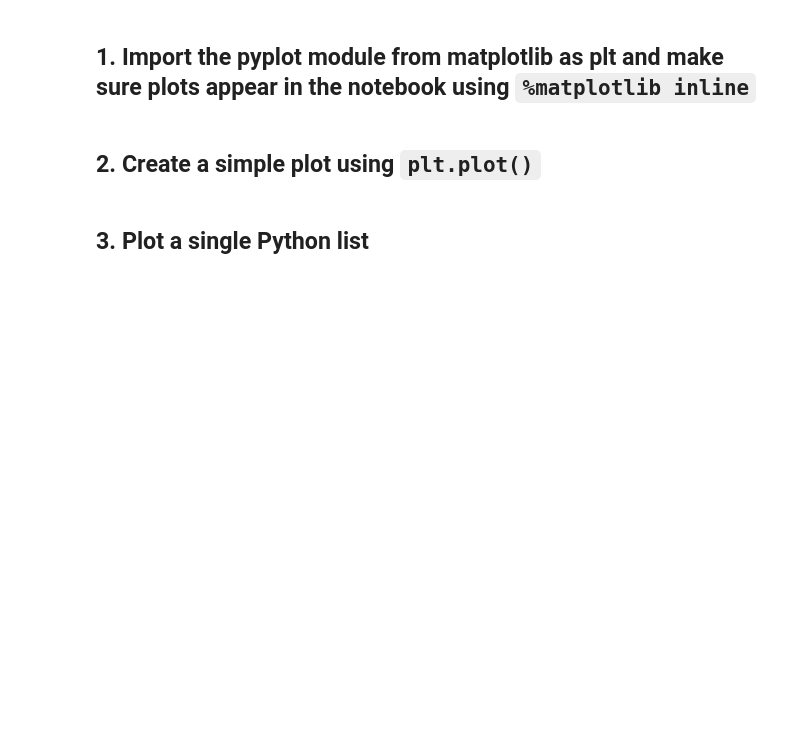
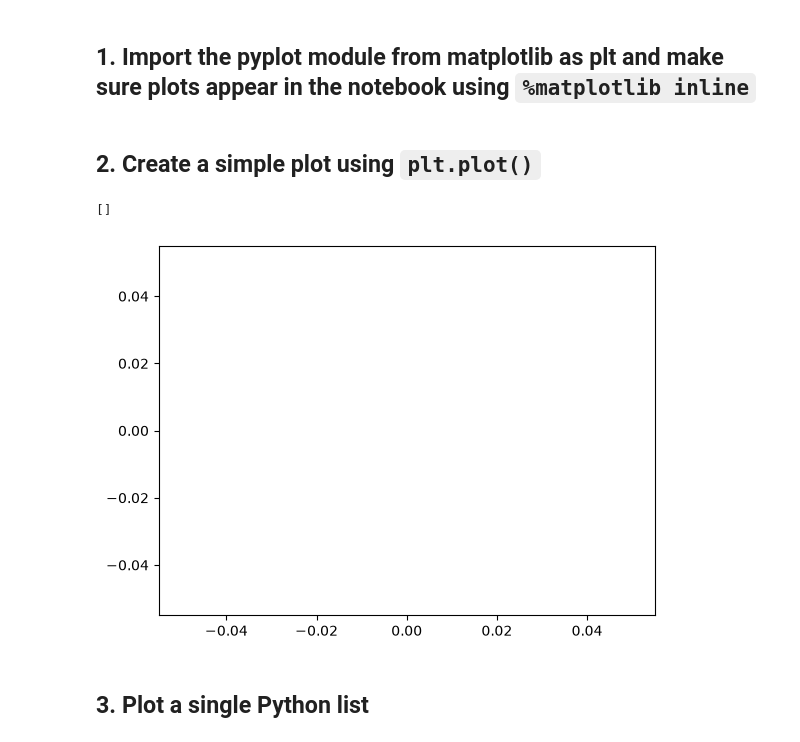
Before and after one commit to learner-Piyush/matplotlib-assignment, a Jupyter notebook: matplotlib-practice.ipynb, the cells around one changed output. Cells and saved outputs as stored; diff of their text form; code cells hidden in the pictures; blank space fills up the shorter version.

```diff
--- a/matplotlib-practice.ipynb
+++ b/matplotlib-practice.ipynb
@@ -5,4 +8,9 @@
 # %% [markdown]
 ## 2. Create a simple plot using `plt.plot()`
+# %%
+plt.plot()
+# %% [output]
+[]
+[figure, added]
 # %% [markdown]
 ## 3. Plot a single Python list
```
Also changed, not shown: parts of 44 cells of this notebook, 5 other files.
